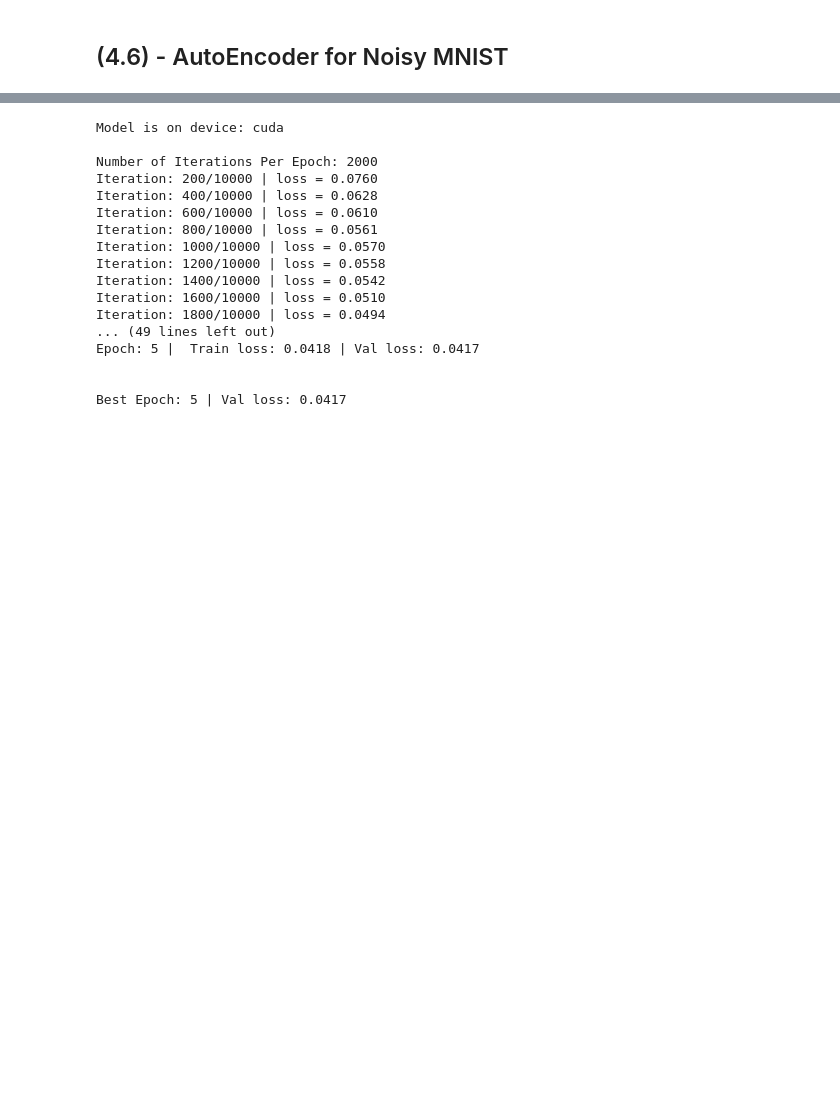
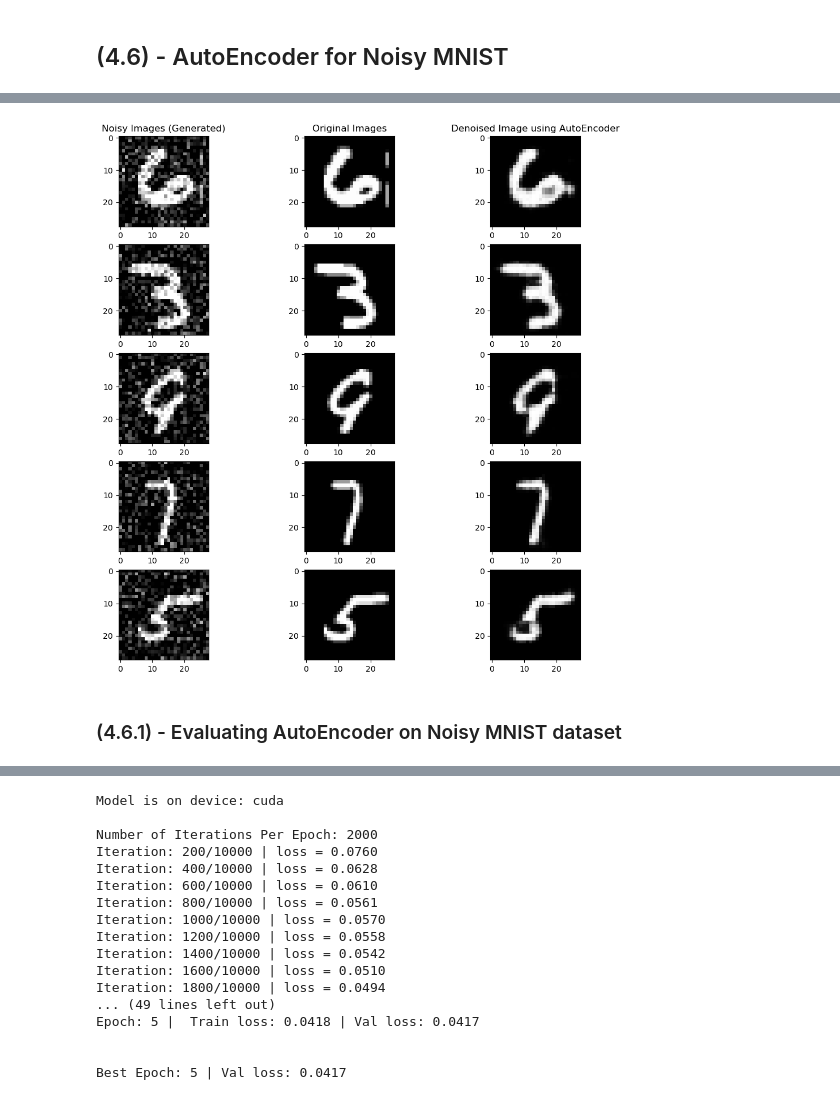
Before and after one commit to fine-man/smai-assignment-3, a Jupyter notebook: 4.ipynb, the cells around one changed output, grey strips where cells are left out. Drawn from its saved outputs; the diff is of its cells as text; code cells hidden in the pictures; blank space fills up the shorter version.

```diff
--- a/4.ipynb
+++ b/4.ipynb
@@ -618,0 +606,28 @@ Length of test dataset: 10000
+# %%
+num_examples = len(noisy_mnist_train)
+num_display = 5
+
+fig, axs = plt.subplots(5, 3, figsize=(12, 12))
+indices = np.random.choice(np.arange(num_examples), num_display, replace=False)
+
+with torch.no_grad():
+    autoencoder_model.eval()
+    for i, idx in enumerate(indices):
+        noisy_img, orig_img = noisy_mnist_train[idx]
+        noisy_img = noisy_img.to(device)
+        denoised_img = autoencoder_model(noisy_img)
+
+        axs[i, 0].imshow(noisy_img.squeeze().cpu(), cmap='gray')
+        axs[i, 1].imshow(orig_img.squeeze().cpu(), cmap='gray')
+        axs[i, 2].imshow(denoised_img.squeeze().cpu(), cmap='gray')
+
+        if i == 0:
+            axs[i, 0].set_title('Noisy Images (Generated)')
+            axs[i, 1].set_title('Original Images')
+            axs[i, 2].set_title('Denoised Image using AutoEncoder')
+
+plt.show()
+# %% [output]
+[figure, added]
+# %% [markdown]
+### (4.6.1) - Evaluating AutoEncoder on Noisy MNIST dataset
```
Also changed, not shown: parts of 26 cells of this notebook, 6 other files.
